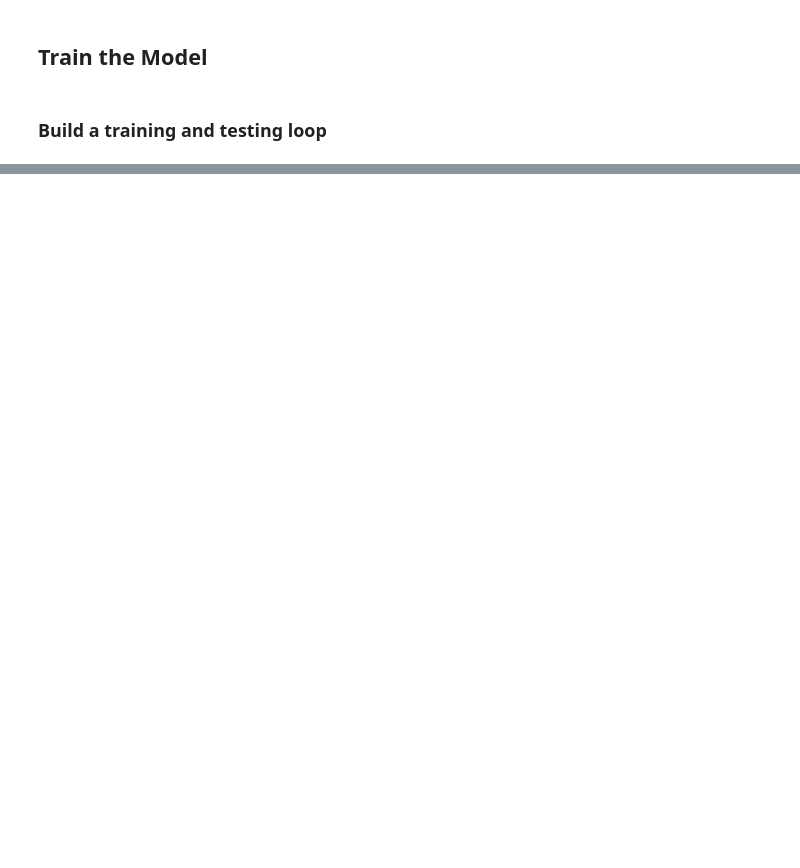
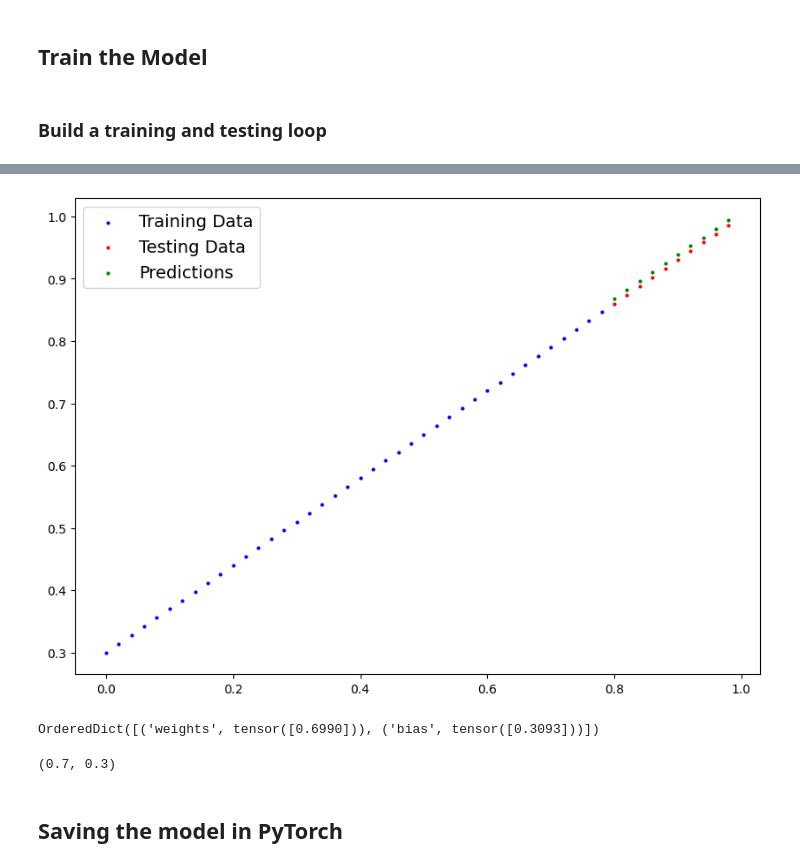
Before and after one commit to PJunior17/pytorch_tutorial, a Jupyter notebook: Pytorch_Workflow.ipynb, the cells around one changed output, grey strips where cells are left out. Drawn from its saved outputs; the diff is of its cells as text; code cells hidden in the pictures; blank space fills up the shorter version.

Commit message:
First complete model created!

```diff
--- a/Pytorch_Workflow.ipynb
+++ b/Pytorch_Workflow.ipynb
@@ -153,11 +153,12 @@ loss_fn = nn.L1Loss()
 
 # Setup an optimizer
 optimizer = torch.optim.SGD(params=model_0.parameters(),
-                            lr = 1e-3)
+                            lr = 1e-2)
 # %% [markdown]
 ### Build a training and testing loop
 # %%
-epochs = 1
+torch.manual_seed(42)
+epochs = 100
 #training loop
 
 #loop through data
@@ -178,3 +179,13 @@ for epoch in range(epochs):
 
   #gradient descent
   optimizer.step()
+
+  ### Testing ###
+  #turns off different settings not needed for evaluation
+  model_0.eval()
+  with torch.inference_mode():
+    test_pred = model_0(X_test)
+
+    test_loss = loss_fn(test_pred, y_test)
+
+  print('Epoch: %s | Loss: %s | Test Loss: %s' % (epoch, loss, test_loss))
@@ -180,0 +210,17 @@ for epoch in range(epochs):
+# %%
+with torch.inference_mode():
+  y_preds_new = model_0(X_test)
+
+plot_predictions(predictions=y_preds_new)
+# %% [output]
+[figure, added]
+# %%
+model_0.state_dict()
+# %% [output]
+OrderedDict([('weights', tensor([0.6990])), ('bias', tensor([0.3093]))])
+# %%
+weight, bias
+# %% [output]
+(0.7, 0.3)
+# %% [markdown]
+## Saving the model in PyTorch
```
Also changed, not shown: parts of 5 cells of this notebook.
